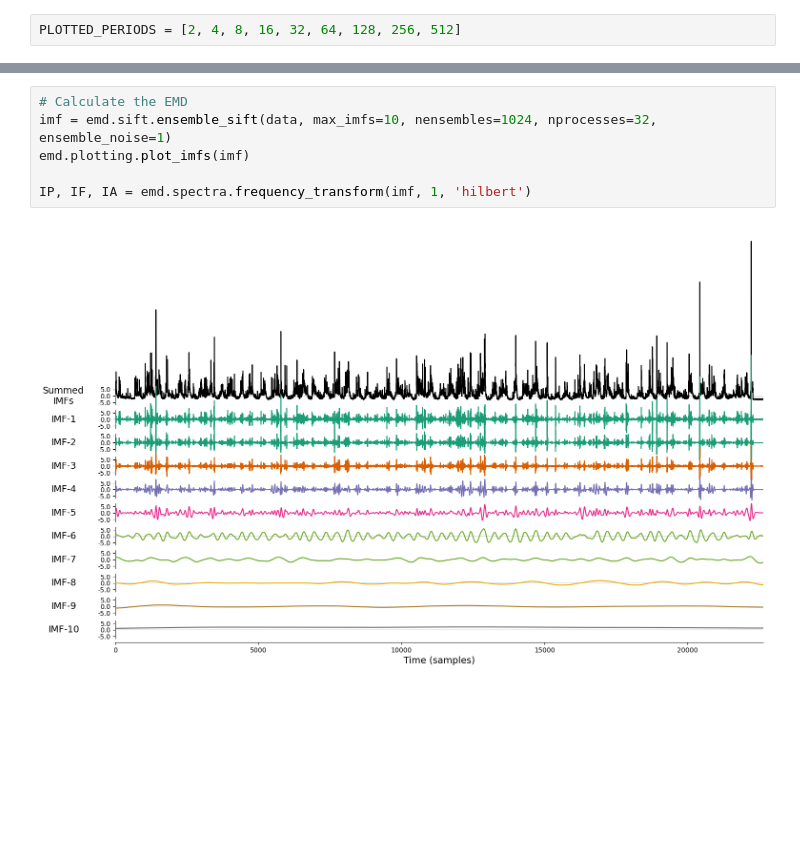
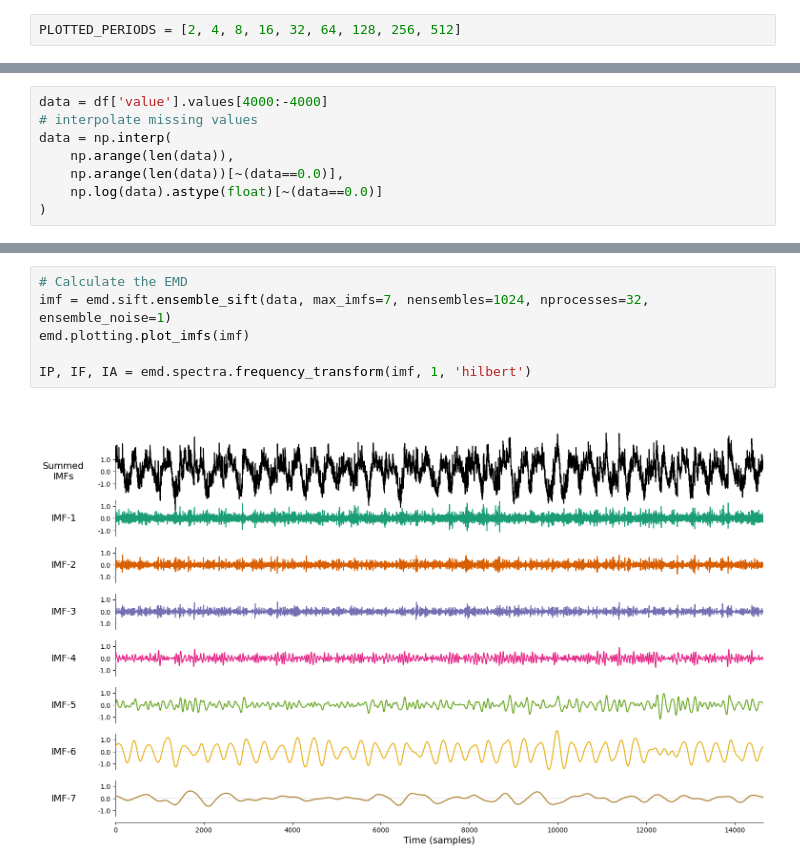
Before and after one commit to MariusAlonso/MVA-TS-Intrinsic-Timescales-Surface-Solar-Irradiance, a Jupyter notebook: paul.ipynb, the cells around one changed output, grey strips where cells are left out. Cells and saved outputs as stored; diff of their text form; blank space fills up the shorter version.

```diff
--- a/paul.ipynb
+++ b/paul.ipynb
@@ -24,3 +22,11 @@ data = df['value'].to_numpy()
+# %%
+data = df['value'].values[4000:-4000]
+# interpolate missing values
+data = np.interp(
+    np.arange(len(data)),
+    np.arange(len(data))[~(data==0.0)],
+    np.log(data).astype(float)[~(data==0.0)]
+)
 # %%
 # Calculate the FFT
 fft = np.fft.fft(data)
@@ -60,11 +173,11 @@ plt.show()
 # %%
 # Calculate the EMD
-imf = emd.sift.ensemble_sift(data, max_imfs=10, nensembles=1024, nprocesses=32, ensemble_noise=1)
+imf = emd.sift.ensemble_sift(data, max_imfs=7, nensembles=1024, nprocesses=32, ensemble_noise=1)
 emd.plotting.plot_imfs(imf)
 
 IP, IF, IA = emd.spectra.frequency_transform(imf, 1, 'hilbert')
 # %% [output]
-[figure, old version]
+[figure, new version]
 # %%
 # Plot IA k+1 and IF k+1
 k = 5
```
Also changed, not shown: parts of 14 cells of this notebook, 1 other file.
